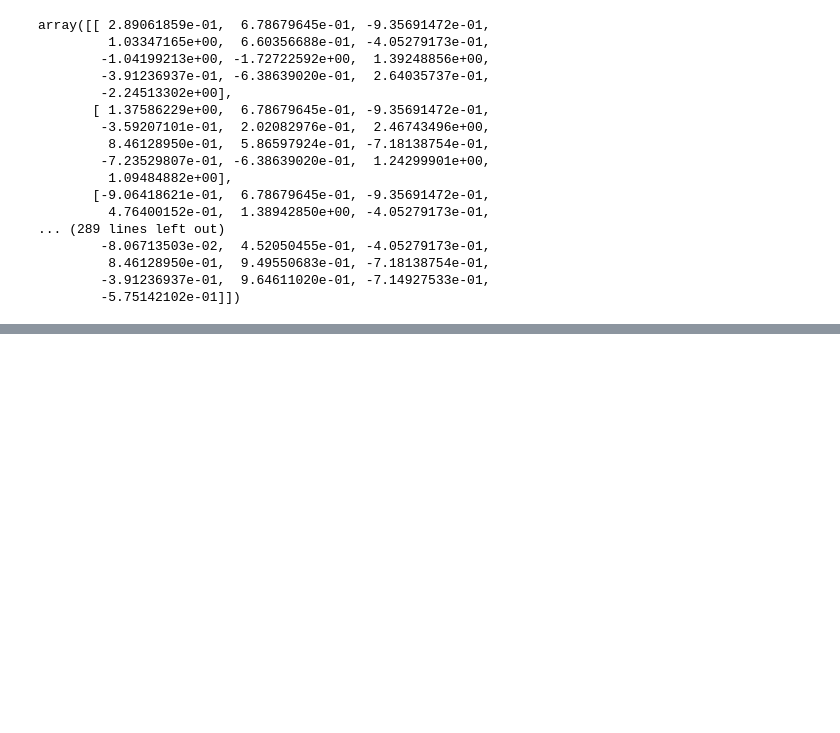
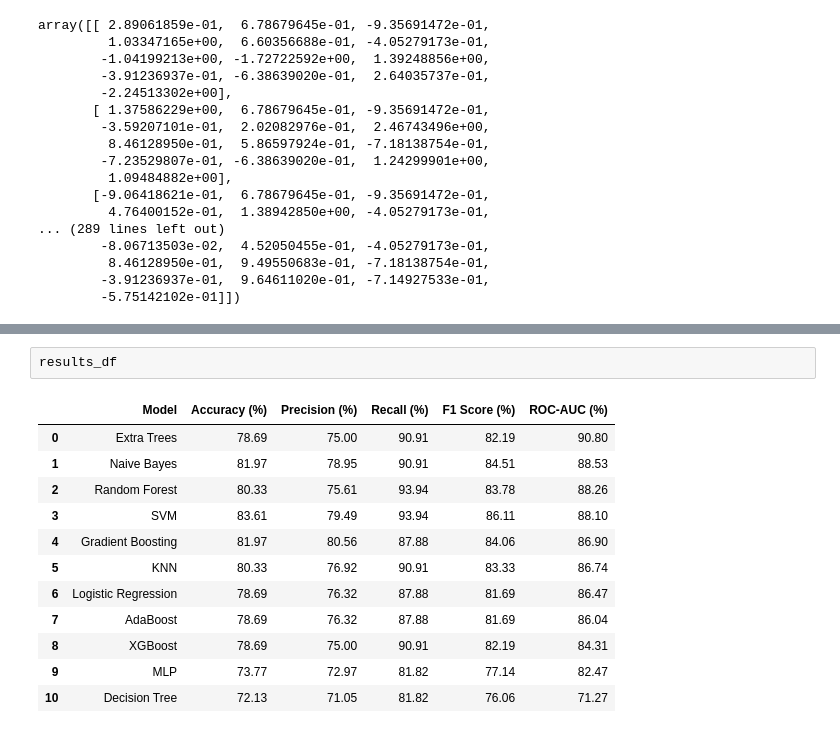
Before and after one commit to jabedkhanjb/Advancing-Early-Heart-Disease-Detection-Using-Explainable-AI-in-Healthcare-Systems, a Jupyter notebook: Advancing Early Heart Disease Detection Using Explainable AI in Healthcare Systems.ipynb, the cells around one changed output, grey strips where cells are left out. Saved outputs shown, nothing was run; the diff lists cells and outputs as text; blank space fills up the shorter version.

Commit message:
model implemented

```diff
--- a/Advancing Early Heart Disease Detection Using Explainable AI in Healthcare Systems.ipynb
+++ b/Advancing Early Heart Disease Detection Using Explainable AI in Healthcare Systems.ipynb
@@ -472,0 +561,15 @@ array([[ 2.89061859e-01,  6.78679645e-01, -9.35691472e-01,
+# %%
+results_df
+# %% [output]
+|  | Model | Accuracy (%) | Precision (%) | Recall (%) | F1 Score (%) | ROC-AUC (%) |
+| 0 | Extra Trees | 78.69 | 75.00 | 90.91 | 82.19 | 90.80 |
+| 1 | Naive Bayes | 81.97 | 78.95 | 90.91 | 84.51 | 88.53 |
+| 2 | Random Forest | 80.33 | 75.61 | 93.94 | 83.78 | 88.26 |
+| 3 | SVM | 83.61 | 79.49 | 93.94 | 86.11 | 88.10 |
+| 4 | Gradient Boosting | 81.97 | 80.56 | 87.88 | 84.06 | 86.90 |
+| 5 | KNN | 80.33 | 76.92 | 90.91 | 83.33 | 86.74 |
+| 6 | Logistic Regression | 78.69 | 76.32 | 87.88 | 81.69 | 86.47 |
+| 7 | AdaBoost | 78.69 | 76.32 | 87.88 | 81.69 | 86.04 |
+| 8 | XGBoost | 78.69 | 75.00 | 90.91 | 82.19 | 84.31 |
+| 9 | MLP | 73.77 | 72.97 | 81.82 | 77.14 | 82.47 |
+| 10 | Decision Tree | 72.13 | 71.05 | 81.82 | 76.06 | 71.27 |
```
Also changed, not shown: parts of 3 cells of this notebook.
